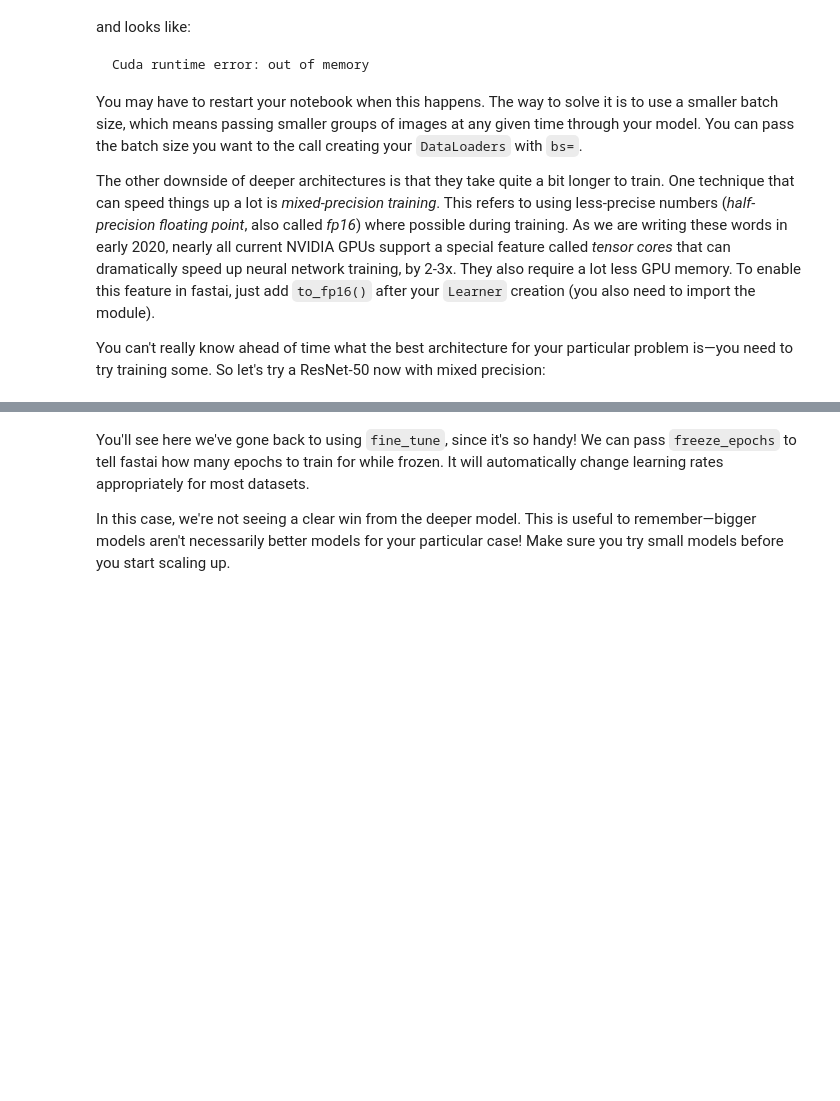
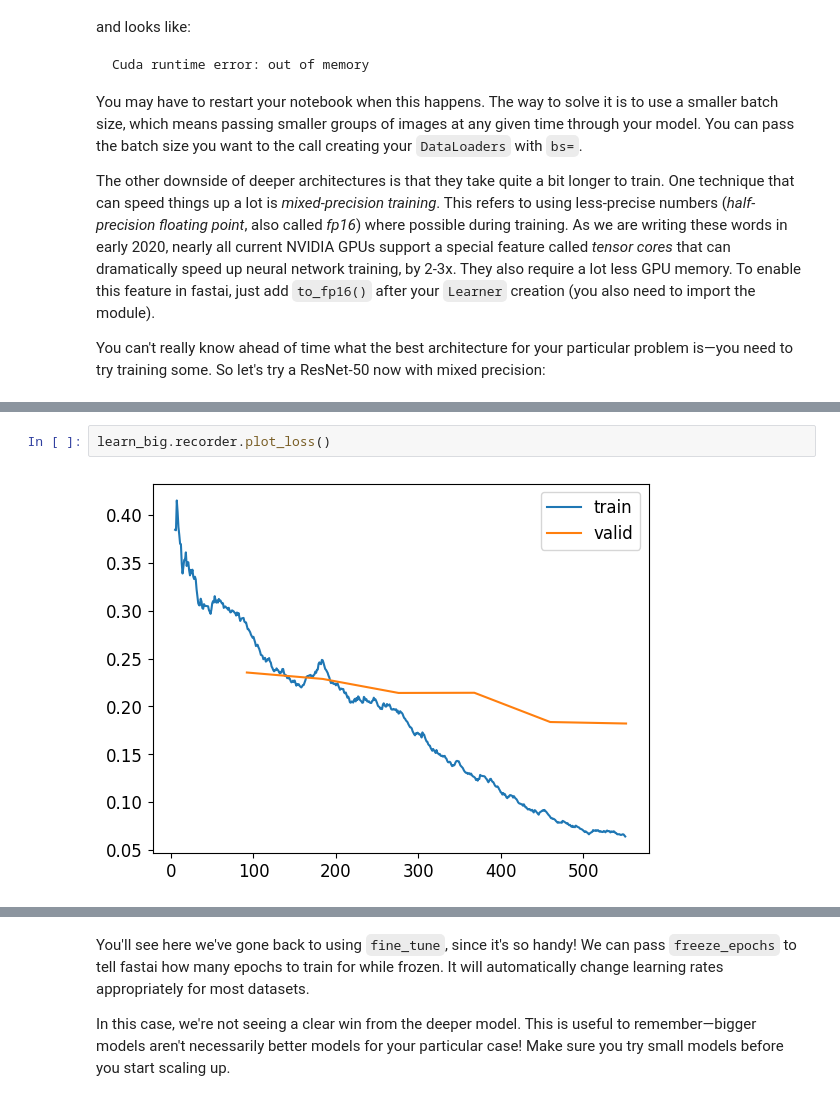
Before and after one commit to tzw101/labPipetter, a Jupyter notebook: 05_pet_breeds.ipynb, the cells around one changed output, grey strips where cells are left out. Cells and saved outputs as stored; diff of their text form; blank space fills up the shorter version.

```diff
--- a/05_pet_breeds.ipynb
+++ b/05_pet_breeds.ipynb
@@ -849,0 +929,4 @@ learn.fine_tune(6, freeze_epochs=3)
+# %%
+learn_big.recorder.plot_loss()
+# %% [output]
+[figure, added]
```
Also changed, not shown: parts of 31 cells of this notebook.
